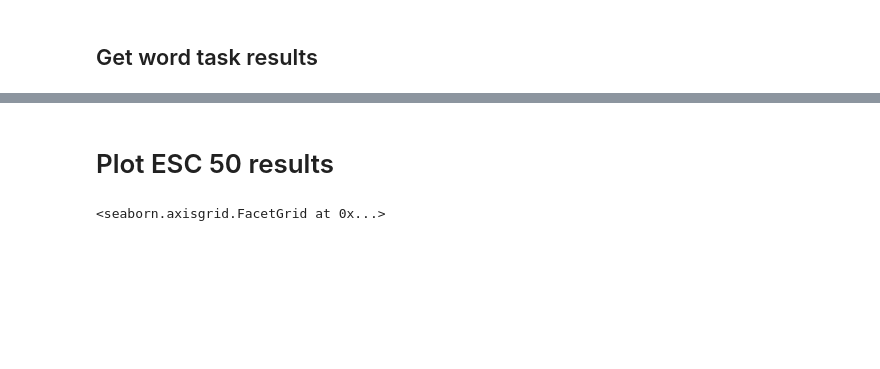
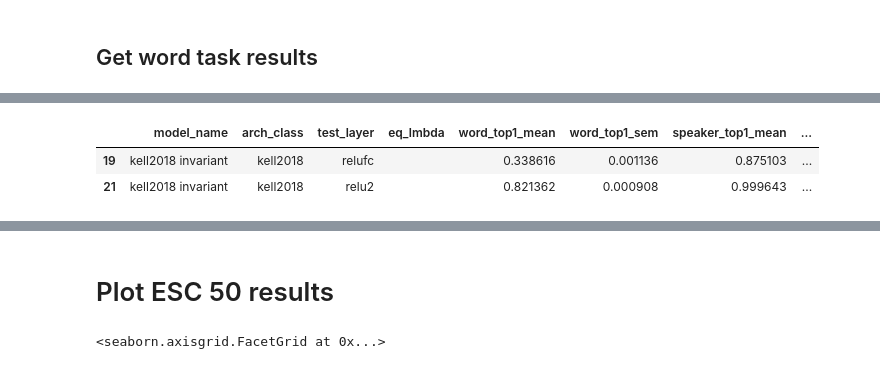
Before and after one commit to Feather-Lab/audio-ssl, a Jupyter notebook: notebooks/summarize_invar_v_equivar.ipynb, the cells around one changed output, grey strips where cells are left out. Cells and saved outputs as stored; diff of their text form; code cells hidden in the pictures; blank space fills up the shorter version.

```diff
--- a/notebooks/summarize_invar_v_equivar.ipynb
+++ b/notebooks/summarize_invar_v_equivar.ipynb
@@ -244,0 +273,6 @@ word_df['test_layer'] = word_df['test_layer'].astype('str')
+# %%
+word_df[word_df.model_name=='kell2018 invariant']
+# %% [output]
+|  | model_name | arch_class | test_layer | eq_lmbda | word_top1_mean | word_top1_sem | speaker_top1_mean | ... |
+| 19 | kell2018 invariant | kell2018 | relufc |  | 0.338616 | 0.001136 | 0.875103 | ... |
+| 21 | kell2018 invariant | kell2018 | relu2 |  | 0.821362 | 0.000908 | 0.999643 | ... |
```
Also changed, not shown: parts of 14 cells of this notebook, 12 other files.
